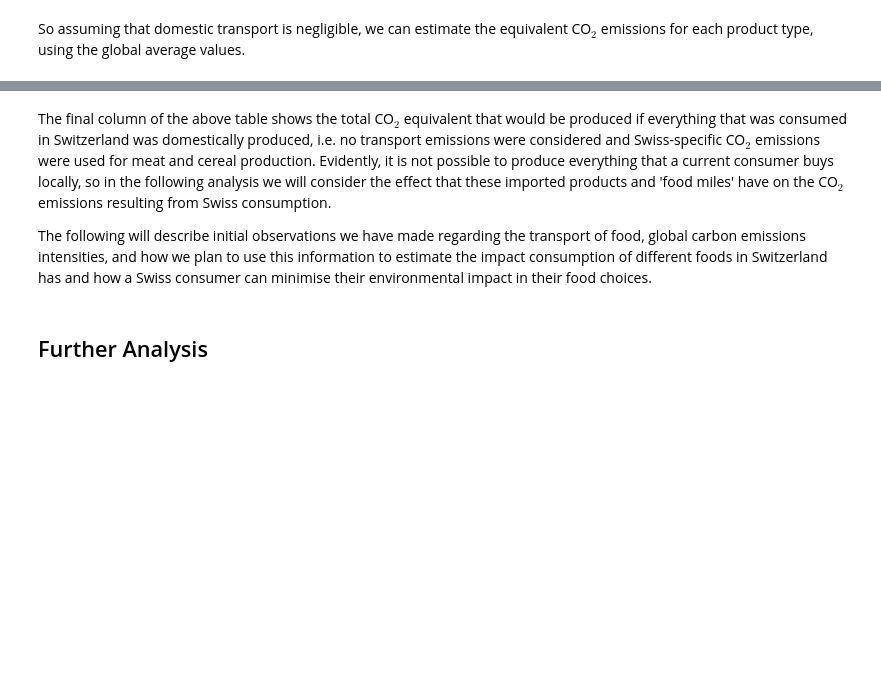
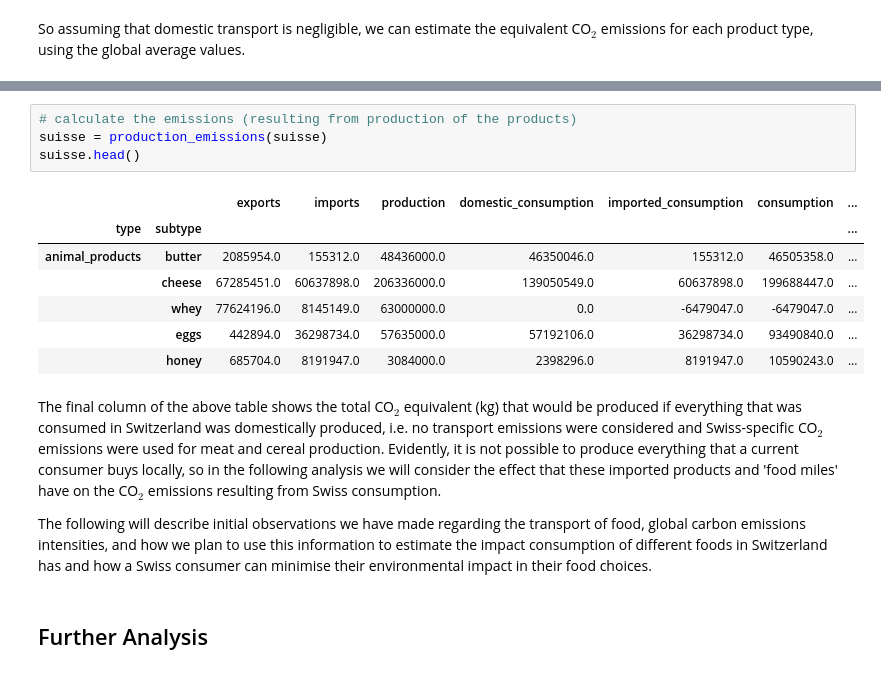
Before and after one commit to valentinoli/ada-2019-project-adagio, a Jupyter notebook: src/project.ipynb, the cells around one changed output, grey strips where cells are left out. Drawn from its saved outputs; the diff is of its cells as text; blank space fills up the shorter version.

```diff
--- a/src/project.ipynb
+++ b/src/project.ipynb
@@ -228,5 +303,17 @@ domestic
+# %%
+# calculate the emissions (resulting from production of the products)
+suisse = production_emissions(suisse)
+suisse.head()
+# %% [output]
+|  |  | exports | imports | production | domestic_consumption | imported_consumption | consumption | ... |
+| type | subtype |  |  |  |  |  |  | ... |
+| animal_products | butter | 2085954.0 | 155312.0 | 48436000.0 | 46350046.0 | 155312.0 | 46505358.0 | ... |
+|  | cheese | 67285451.0 | 60637898.0 | 206336000.0 | 139050549.0 | 60637898.0 | 199688447.0 | ... |
+|  | whey | 77624196.0 | 8145149.0 | 63000000.0 | 0.0 | -6479047.0 | -6479047.0 | ... |
+|  | eggs | 442894.0 | 36298734.0 | 57635000.0 | 57192106.0 | 36298734.0 | 93490840.0 | ... |
+|  | honey | 685704.0 | 8191947.0 | 3084000.0 | 2398296.0 | 8191947.0 | 10590243.0 | ... |
 # %% [markdown]
-The final column of the above table shows the total CO$_2$ equivalent that would be produced if everything that was consumed in Switzerland was domestically produced, i.e. no transport emissions were considered and Swiss-specific CO$_2$ emissions were used for meat and cereal production. Evidently, it is not possible to produce everything that a current consumer buys locally, so in the following analysis we will consider the effect that these imported products and 'food miles' have on the CO$_2$ emissions resulting from Swiss consumption.
+The final column of the above table shows the total CO$_2$ equivalent (kg) that would be produced if everything that was consumed in Switzerland was domestically produced, i.e. no transport emissions were considered and Swiss-specific CO$_2$ emissions were used for meat and cereal production. Evidently, it is not possible to produce everything that a current consumer buys locally, so in the following analysis we will consider the effect that these imported products and 'food miles' have on the CO$_2$ emissions resulting from Swiss consumption.
 
 The following will describe initial observations we have made regarding the transport of food, global carbon emissions intensities, and how we plan to use this information to estimate the impact consumption of different foods in Switzerland has and how a Swiss consumer can minimise their environmental impact in their food choices.
 # %% [markdown]
```
Also changed, not shown: parts of 17 cells of this notebook, 1 other file.
